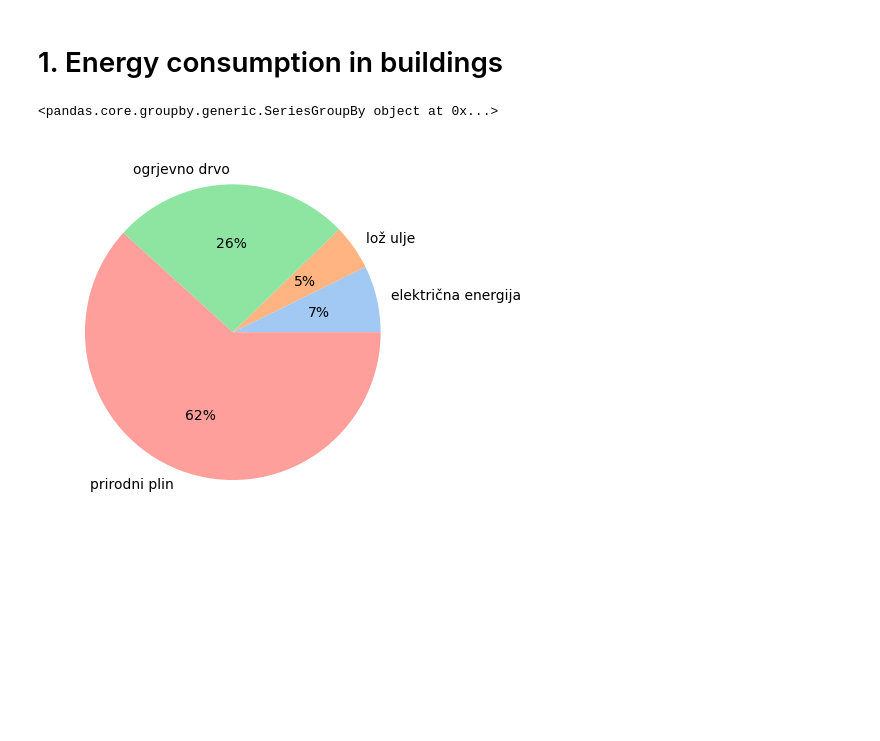
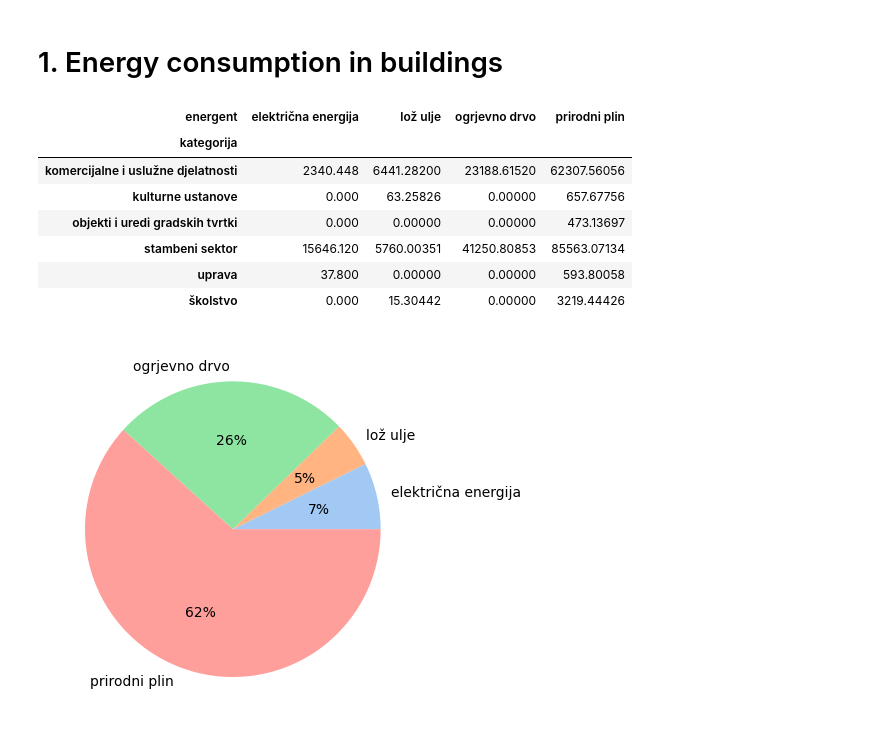
Before and after one commit to Green-Zone-Lab/vk_secap, a Jupyter notebook: notebooks/2011_Base_inventory.ipynb, the cells around one changed output. Saved outputs shown, nothing was run; the diff lists cells and outputs as text; code cells hidden in the pictures; blank space fills up the shorter version.

```diff
--- a/notebooks/2011_Base_inventory.ipynb
+++ b/notebooks/2011_Base_inventory.ipynb
@@ -23,18 +24,27 @@ ele = pd.read_csv('../data/vinkovci_struja_2011.csv')
 # %%
 charts = Energy2011()
 # %%
-heat.groupby('kategorija')['potrošnja_energije(kWh)']
+heat['potrošnja_energije(MWh)'] = heat['potrošnja_energije(kWh)'] / 1000
-# %% [output]
-<pandas.core.groupby.generic.SeriesGroupBy object at 0x...>
 # %%
-pivoted = heat.pivot_table(
+tablica_1 = heat.pivot_table(
     index=['nadkategorija', 'kategorija', 'broj zgrada', 'ukupna_grijana_površina',
            'specifična_potrošnja_energije(kWh/m2)'],
     columns='energent',
-    values='potrošnja_energije(kWh)',
+    values='potrošnja_energije(MWh)',
     aggfunc='sum',
     fill_value=0
-).reset_index()
+).groupby('kategorija').sum()
+# %%
+tablica_1
+# %% [output]
+| energent | električna energija | lož ulje | ogrjevno drvo | prirodni plin |
+| kategorija |  |  |  |  |
+| komercijalne i uslužne djelatnosti | 2340.448 | 6441.28200 | 23188.61520 | 62307.56056 |
+| kulturne ustanove | 0.000 | 63.25826 | 0.00000 | 657.67756 |
+| objekti i uredi gradskih tvrtki | 0.000 | 0.00000 | 0.00000 | 473.13697 |
+| stambeni sektor | 15646.120 | 5760.00351 | 41250.80853 | 85563.07134 |
+| uprava | 37.800 | 0.00000 | 0.00000 | 593.80058 |
+| školstvo | 0.000 | 15.30442 | 0.00000 | 3219.44426 |
 # %%
 toplina_izvor = charts.heat_by_source()
 toplina_sektor = charts.energy_by_sector('heat')
```
Also changed, not shown: parts of 5 cells of this notebook.
